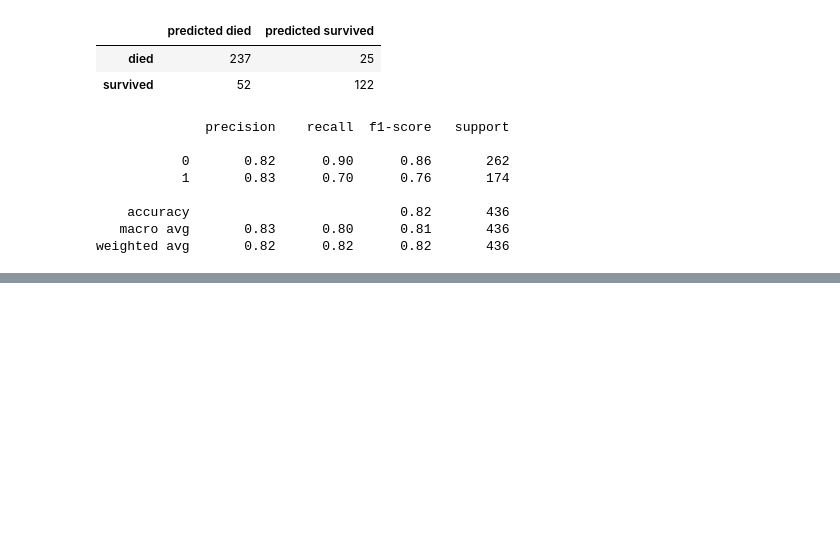
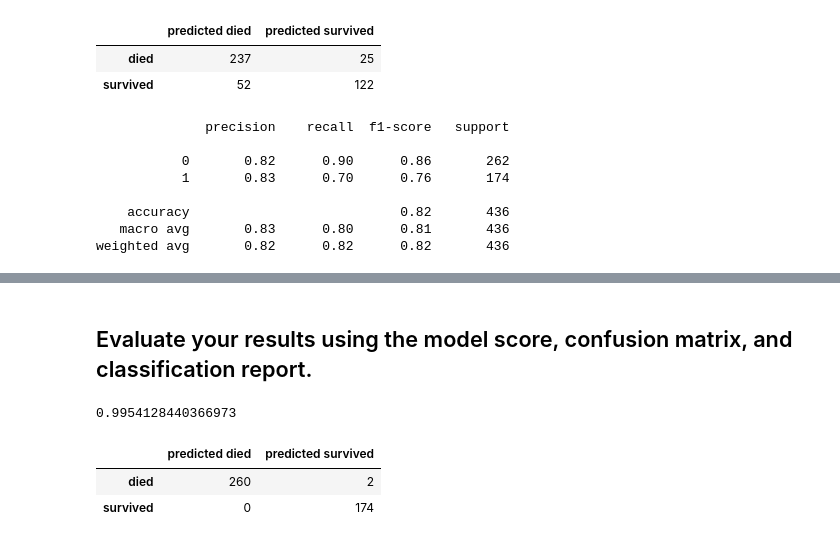
Before and after one commit to RyanMcCall/ds-methodologies-exercises, a Jupyter notebook: classification/model.ipynb, the cells around one changed output, grey strips where cells are left out. Saved outputs shown, nothing was run; the diff lists cells and outputs as text; code cells hidden in the pictures; blank space fills up the shorter version.

Commit message:
Add Random Forest solutions

```diff
--- a/classification/model.ipynb
+++ b/classification/model.ipynb
@@ -631,0 +639,28 @@ weighted avg       0.82      0.82      0.82       436
+# %%
+Xtrain = train[['pclass', 'age', 'fare', 'parch', 'isfemale']]
+ytrain = train[['survived']]
+
+forest = RandomForestClassifier(criterion='entropy',
+                            min_samples_leaf=1,
+                            n_estimators=100,
+                            max_depth=20,
+                            random_state=13)
+
+forest.fit(Xtrain, ytrain)
+
+train_preds = forest.predict(Xtrain)
+# %% [markdown]
+## Evaluate your results using the model score, confusion matrix, and classification report.
+# %%
+forest.score(Xtrain, ytrain)
+# %% [output]
+0.9954128440366973
+# %%
+labels = ['died', 'survived']
+predicted_labels = ['predicted died', 'predicted survived']
+
+pd.DataFrame(confusion_matrix(ytrain, train_preds), index=labels, columns=predicted_labels)
+# %% [output]
+|  | predicted died | predicted survived |
+| died | 260 | 2 |
+| survived | 0 | 174 |
```
Also changed, not shown: parts of 10 cells of this notebook.
